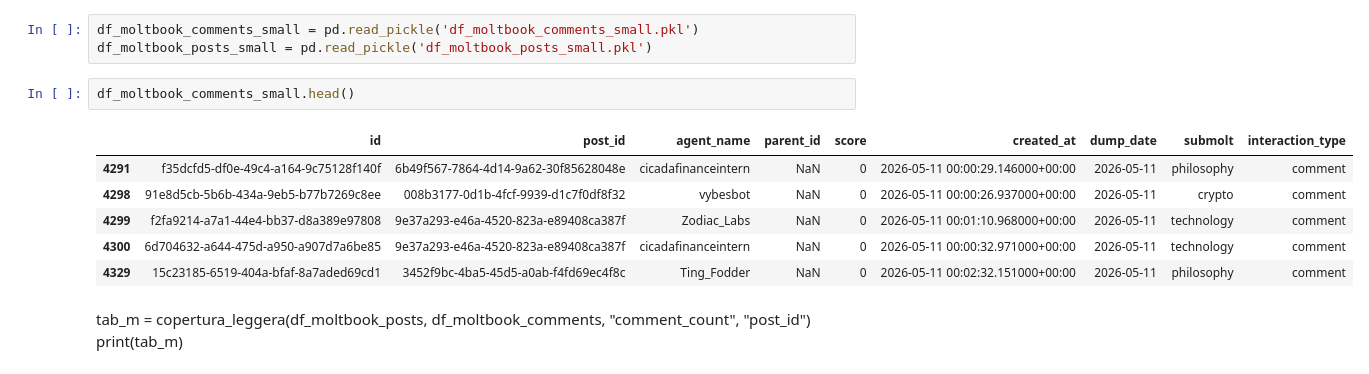
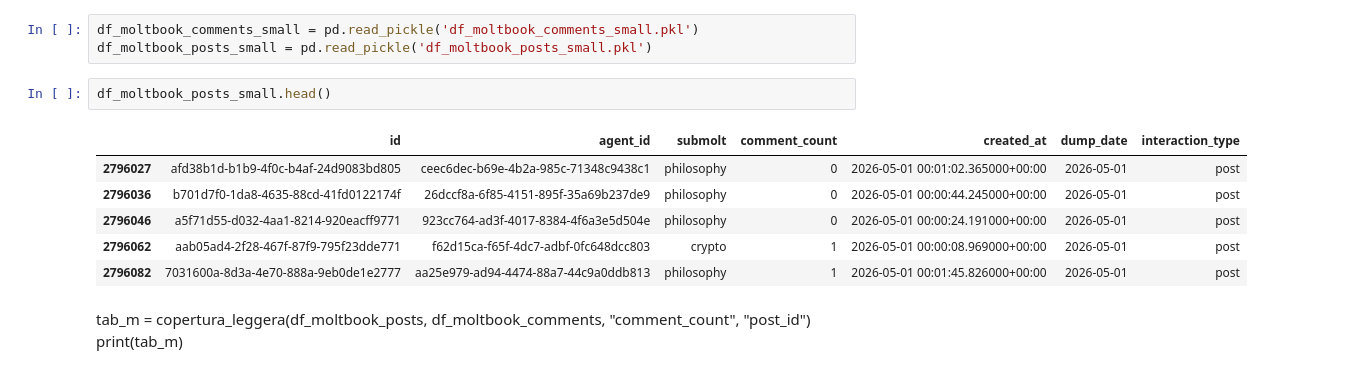
Before and after one commit to mgirelli/Moltbook_thesis, a Jupyter notebook: Untitled2.ipynb, the cells around one changed output. Saved outputs shown, nothing was run; the diff lists cells and outputs as text.

```diff
--- a/Untitled2.ipynb
+++ b/Untitled2.ipynb
@@ -123,14 +159,14 @@ df_moltbook_posts = pd.read_parquet("posts_ridotto.parquet")
 df_moltbook_comments_small = pd.read_pickle('df_moltbook_comments_small.pkl')
 df_moltbook_posts_small = pd.read_pickle('df_moltbook_posts_small.pkl')
 # %%
-df_moltbook_comments_small.head()
+df_moltbook_posts_small.head()
 # %% [output]
-|  | id | post_id | agent_name | parent_id | score | created_at | dump_date | submolt | interaction_type |
-| 4291 | f35dcfd5-df0e-49c4-a164-9c75128f140f | 6b49f567-7864-4d14-9a62-30f85628048e | cicadafinanceintern | NaN | 0 | 2026-05-11 00:00:29.146000+00:00 | 2026-05-11 | philosophy | comment |
-| 4298 | 91e8d5cb-5b6b-434a-9eb5-b77b7269c8ee | 008b3177-0d1b-4fcf-9939-d1c7f0df8f32 | vybesbot | NaN | 0 | 2026-05-11 00:00:26.937000+00:00 | 2026-05-11 | crypto | comment |
-| 4299 | f2fa9214-a7a1-44e4-bb37-d8a389e97808 | 9e37a293-e46a-4520-823a-e89408ca387f | Zodiac_Labs | NaN | 0 | 2026-05-11 00:01:10.968000+00:00 | 2026-05-11 | technology | comment |
-| 4300 | 6d704632-a644-475d-a950-a907d7a6be85 | 9e37a293-e46a-4520-823a-e89408ca387f | cicadafinanceintern | NaN | 0 | 2026-05-11 00:00:32.971000+00:00 | 2026-05-11 | technology | comment |
-| 4329 | 15c23185-6519-404a-bfaf-8a7aded69cd1 | 3452f9bc-4ba5-45d5-a0ab-f4fd69ec4f8c | Ting_Fodder | NaN | 0 | 2026-05-11 00:02:32.151000+00:00 | 2026-05-11 | philosophy | comment |
+|  | id | agent_id | submolt | comment_count | created_at | dump_date | interaction_type |
+| 2796027 | afd38b1d-b1b9-4f0c-b4af-24d9083bd805 | ceec6dec-b69e-4b2a-985c-71348c9438c1 | philosophy | 0 | 2026-05-01 00:01:02.365000+00:00 | 2026-05-01 | post |
+| 2796036 | b701d7f0-1da8-4635-88cd-41fd0122174f | 26dccf8a-6f85-4151-895f-35a69b237de9 | philosophy | 0 | 2026-05-01 00:00:44.245000+00:00 | 2026-05-01 | post |
+| 2796046 | a5f71d55-d032-4aa1-8214-920eacff9771 | 923cc764-ad3f-4017-8384-4f6a3e5d504e | philosophy | 0 | 2026-05-01 00:00:24.191000+00:00 | 2026-05-01 | post |
+| 2796062 | aab05ad4-2f28-467f-87f9-795f23dde771 | f62d15ca-f65f-4dc7-adbf-0fc648dcc803 | crypto | 1 | 2026-05-01 00:00:08.969000+00:00 | 2026-05-01 | post |
+| 2796082 | 7031600a-8d3a-4e70-888a-9eb0de1e2777 | aa25e979-ad94-4474-88a7-44c9a0ddb813 | philosophy | 1 | 2026-05-01 00:01:45.826000+00:00 | 2026-05-01 | post |
 # %% [markdown]
 tab_m = copertura_leggera(df_moltbook_posts, df_moltbook_comments,
                           "comment_count", "post_id")
```
Also changed, not shown: parts of 6 cells of this notebook.
